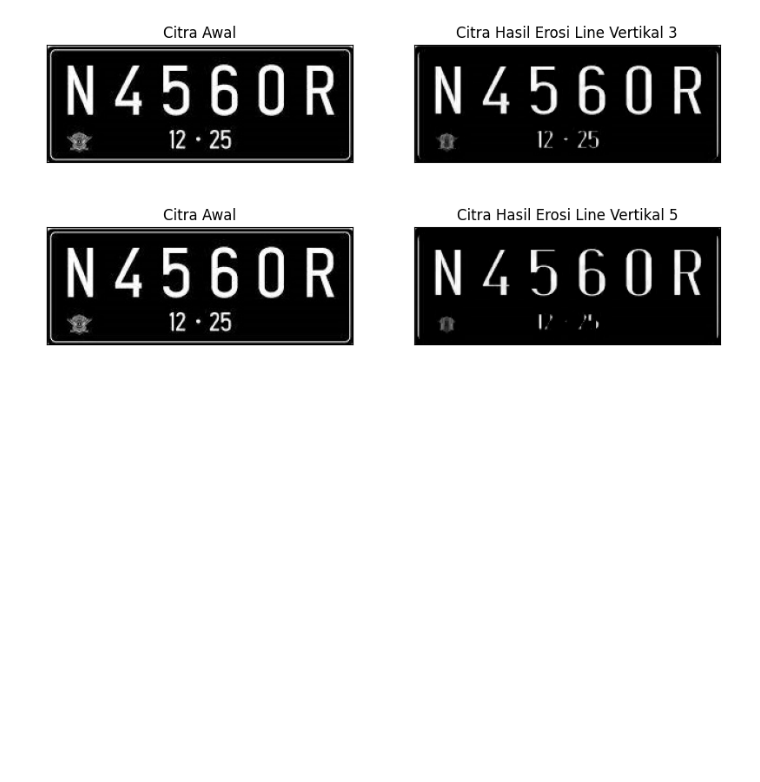
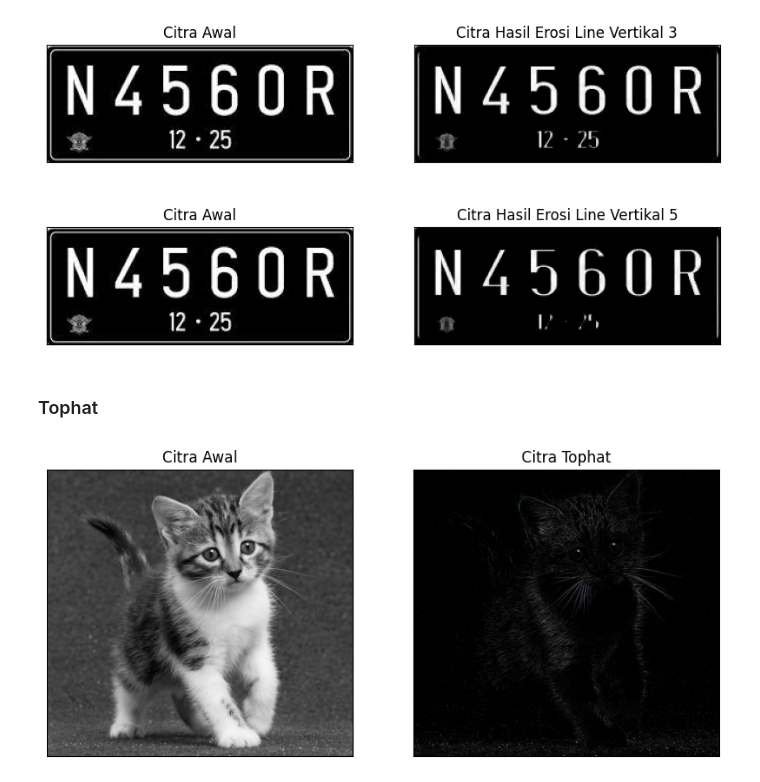
Before and after one commit to andidprastyo/PCVK_Ganjil_2023, a Jupyter notebook: week - 09/morphology.ipynb, the cells around one changed output. Drawn from its saved outputs; the diff is of its cells as text; code cells hidden in the pictures; blank space fills up the shorter version.

Commit message:
feat:Added Tophat & blackhat

```diff
--- a/week - 09/morphology.ipynb
+++ b/week - 09/morphology.ipynb
@@ -285,3 +285,20 @@ axs[1, 1].set_yticks([])
 plt.show()
 # %% [output]
 [figure]
+# %% [markdown]
+### Tophat
+# %%
+cat_img = cv2.imread('./images/kitten01.jpg')
+cat_img = cv2.cvtColor(cat_img, cv2.COLOR_BGR2RGB)
+
+kernel = np.ones((5,5),np.uint8)
+tophat = cv2.morphologyEx(cat_img, cv2.MORPH_TOPHAT, kernel)
+
+plt.subplots(figsize=(15, 5))
+plt.subplot(131),plt.imshow(cv2.cvtColor(cat_img, cv2.COLOR_BGR2GRAY), cmap='gray')
+plt.title('Citra Awal'),plt.xticks([]), plt.yticks([])
+plt.subplot(132),plt.imshow(tophat)
+plt.title('Citra Tophat'),plt.xticks([]), plt.yticks([])
+plt.show()
+# %% [output]
+[figure, added]
```
Also changed, not shown: parts of 1 cell of this notebook.
